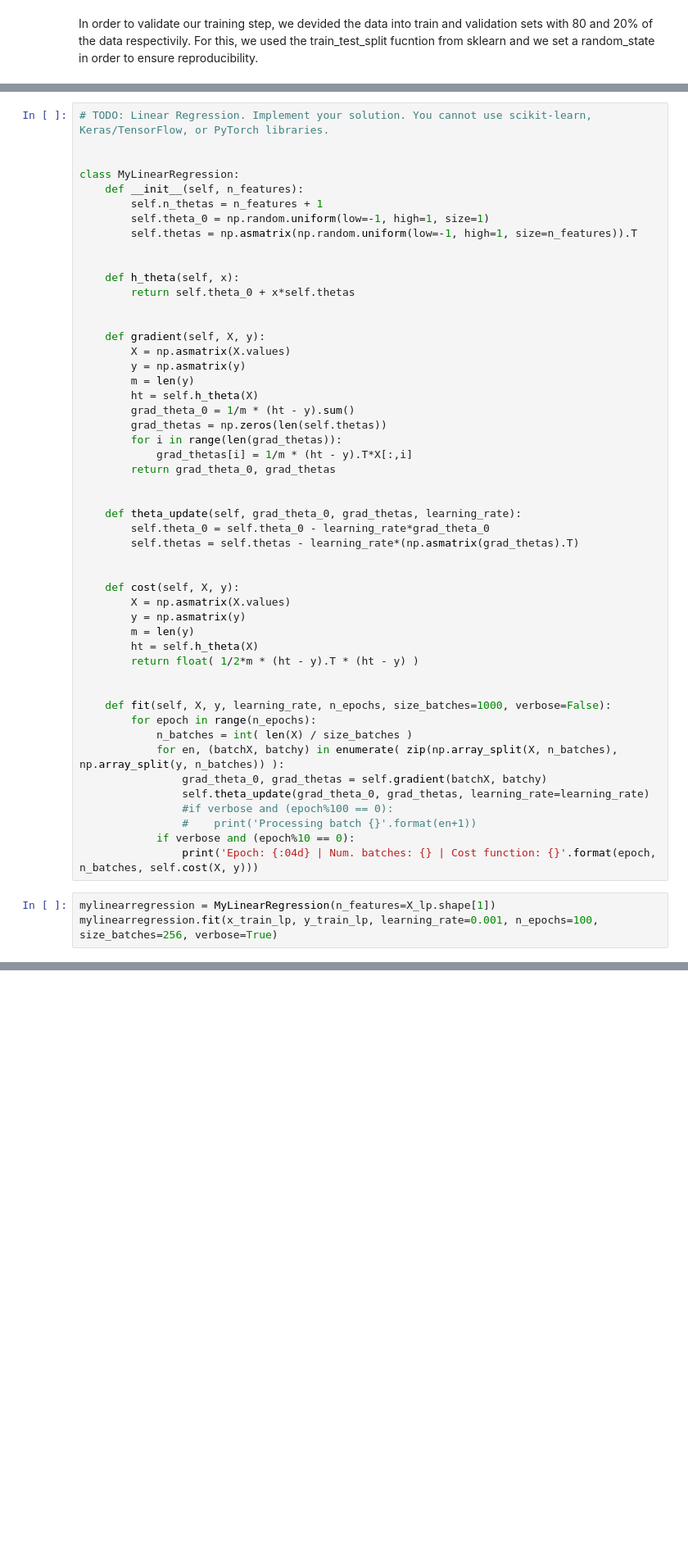
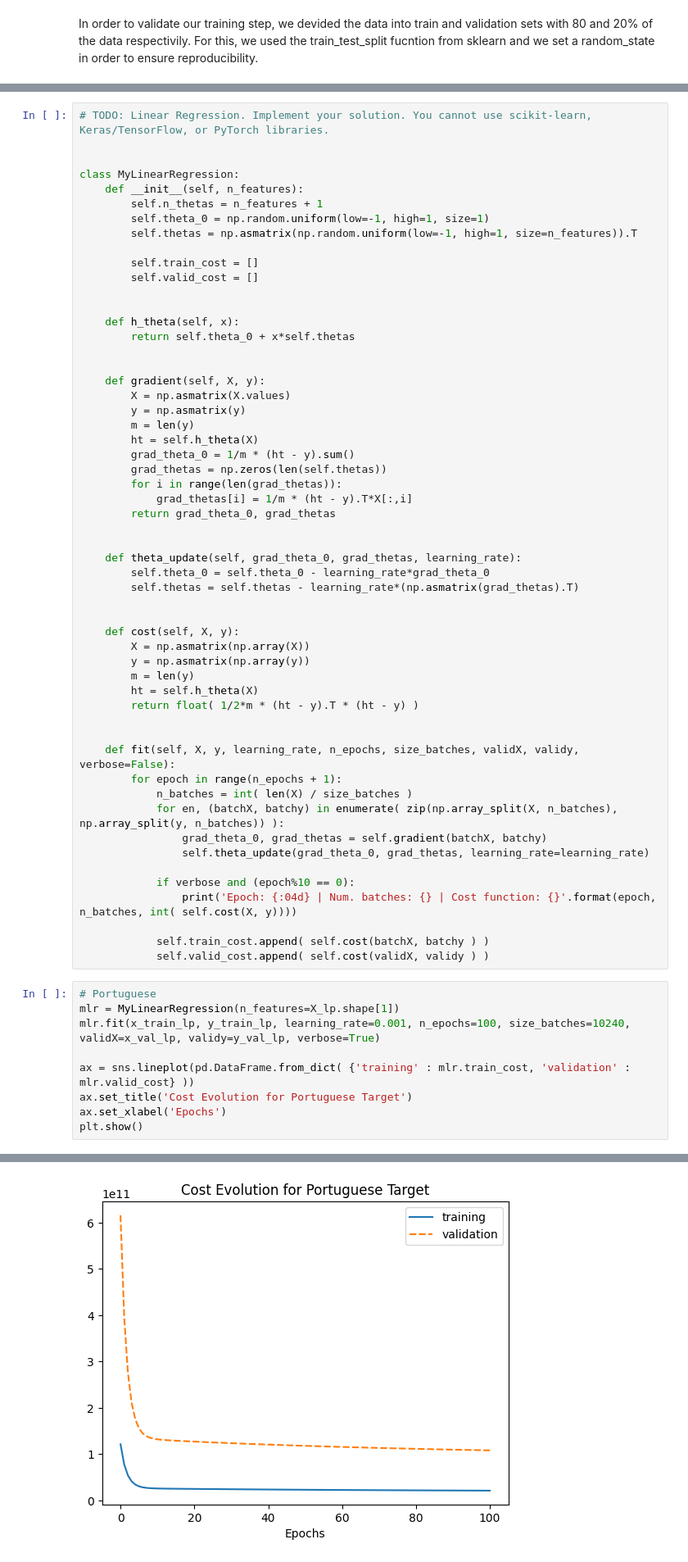
Before and after one commit to randersonLemos/mc886, a Jupyter notebook: t2/Logistic_Teste_R2022s2_mc886mo444_assignment_02.ipynb, the cells around one changed output, grey strips where cells are left out. Shown: that part at 82% size. Saved outputs shown, nothing was run; the diff lists cells and outputs as text; blank space fills up the shorter version.

Commit message:
MyLinearRegression implemented. Polynomial regression missing

```diff
--- a/t2/Logistic_Teste_R2022s2_mc886mo444_assignment_02.ipynb
+++ b/t2/Logistic_Teste_R2022s2_mc886mo444_assignment_02.ipynb
@@ -403,6 +398,9 @@ class MyLinearRegression:
         self.n_thetas = n_features + 1
         self.theta_0 = np.random.uniform(low=-1, high=1, size=1)
         self.thetas = np.asmatrix(np.random.uniform(low=-1, high=1, size=n_features)).T
+
+        self.train_cost = []
+        self.valid_cost = []
 
 
     def h_theta(self, x):
@@ -427,23 +425,32 @@ class MyLinearRegression:
 
 
     def cost(self, X, y):
-        X = np.asmatrix(X.values)
-        y = np.asmatrix(y)
+        X = np.asmatrix(np.array(X))
+        y = np.asmatrix(np.array(y))
         m = len(y)
         ht = self.h_theta(X)
         return float( 1/2*m * (ht - y).T * (ht - y) )
 
 
-    def fit(self, X, y, learning_rate, n_epochs, size_batches=1000, verbose=False):
-        for epoch in range(n_epochs):
+    def fit(self, X, y, learning_rate, n_epochs, size_batches, validX, validy, verbose=False):
+        for epoch in range(n_epochs + 1):
             n_batches = int( len(X) / size_batches )
             for en, (batchX, batchy) in enumerate( zip(np.array_split(X, n_batches), np.array_split(y, n_batches)) ):
                 grad_theta_0, grad_thetas = self.gradient(batchX, batchy)
                 self.theta_update(grad_theta_0, grad_thetas, learning_rate=learning_rate)
-                #if verbose and (epoch%100 == 0):
-                #    print('Processing batch {}'.format(en+1))
+
             if verbose and (epoch%10 == 0):
-                print('Epoch: {:04d} | Num. batches: {} | Cost function: {}'.format(epoch, n_batches, self.cost(X, y)))
+                print('Epoch: {:04d} | Num. batches: {} | Cost function: {}'.format(epoch, n_batches, int( self.cost(X, y))))
+
+            self.train_cost.append( self.cost(batchX, batchy ) )
+            self.valid_cost.append( self.cost(validX, validy ) )
 # %%
-mylinearregression = MyLinearRegression(n_features=X_lp.shape[1])
-mylinearregression.fit(x_train_lp, y_train_lp, learning_rate=0.001, n_epochs=100, size_batches=256, verbose=True)
+# Portuguese
+mlr = MyLinearRegression(n_features=X_lp.shape[1])
+mlr.fit(x_train_lp, y_train_lp, learning_rate=0.001, n_epochs=100, size_batches=10240, validX=x_val_lp, validy=y_val_lp, verbose=True)
+
+ax = sns.lineplot(pd.DataFrame.from_dict( {'training' : mlr.train_cost, 'validation' : mlr.valid_cost} ))
+ax.set_title('Cost Evolution for Portuguese Target')
+ax.set_xlabel('Epochs')
+plt.show()
+# %% [output]
@@ -449,0 +468 @@ mylinearregression.fit(x_train_lp, y_train_lp, learning_rate=0.001, n_epochs=100
+[figure, added]
```
Also changed, not shown: parts of 22 cells of this notebook, 2 other files.
